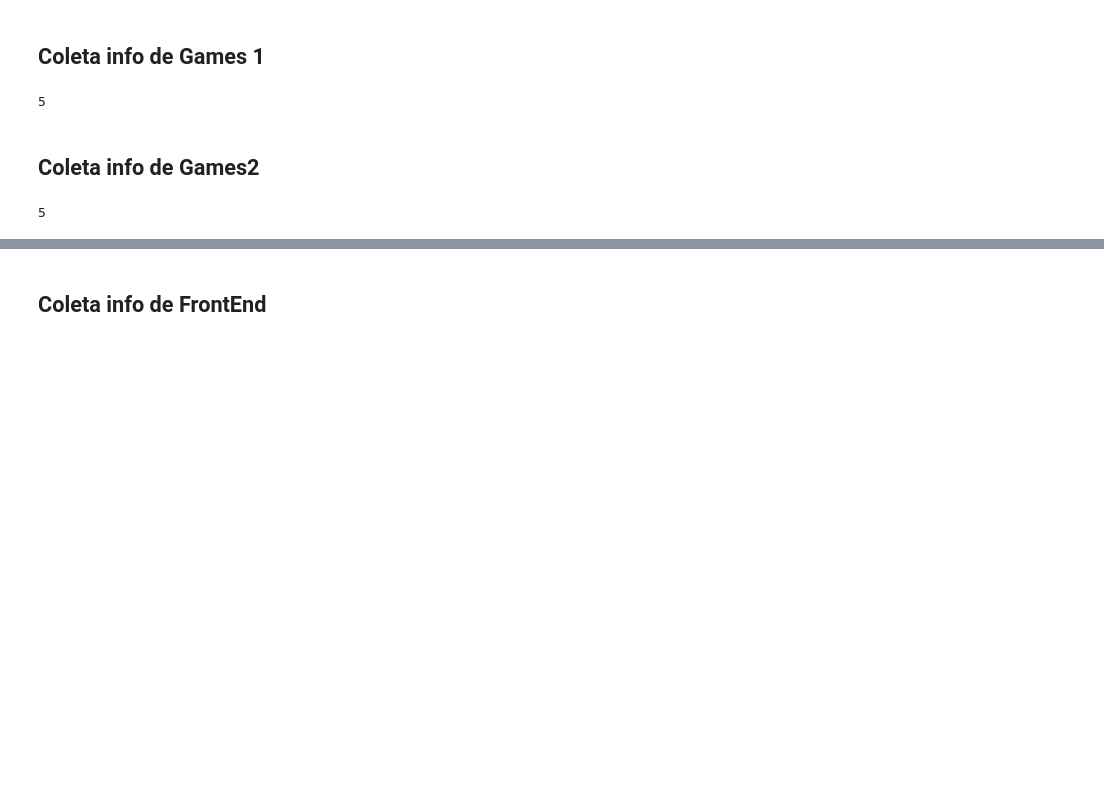
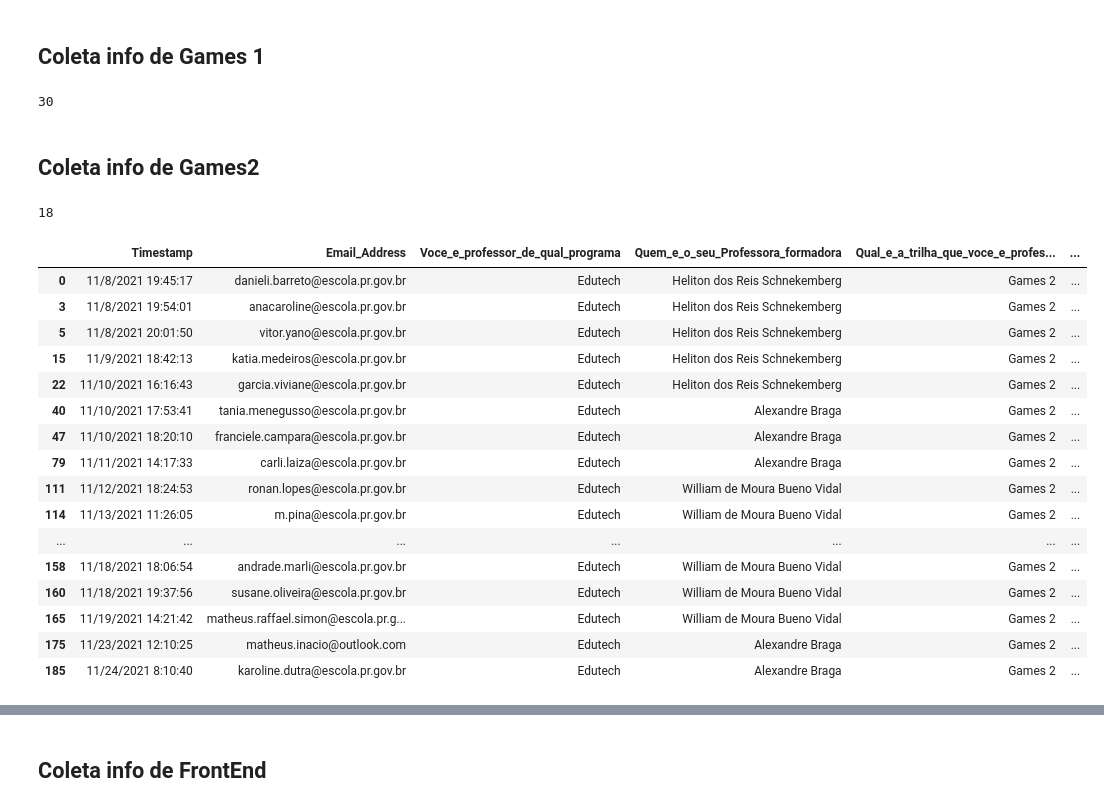
Before and after one commit to marcelopaludetto/arruma-formulario, a Jupyter notebook: AnaliseEnqueteSEED2021.ipynb, the cells around one changed output, grey strips where cells are left out. Saved outputs shown, nothing was run; the diff lists cells and outputs as text; code cells hidden in the pictures; blank space fills up the shorter version.

```diff
--- a/AnaliseEnqueteSEED2021.ipynb
+++ b/AnaliseEnqueteSEED2021.ipynb
@@ -81,17 +70,37 @@ aux3.columns = aux3.columns.str.replace('1','')
 # %% [markdown]
 ## Coleta info de Games 1
 # %%
-aux = EdutechDadosHeliton.Voce_esta_participando_da_formação.notna()
-aux = EdutechDadosHeliton[aux].dropna(axis=1)
+aux = EdutechDados.Voce_esta_participando_da_formação.notna()
+aux = EdutechDados[aux].dropna(axis=1)
 print(len(aux))
 # %% [output]
-5
+30
 # %% [markdown]
 ## Coleta info de Games2
 # %%
-aux2 = EdutechDadosHeliton.Voce_esta_participando_da_formação1.notna()
-aux2 = EdutechDadosHeliton[aux2].dropna(axis=1)
+aux2 = EdutechDados.Quais_cursos_voce_teve_mais_dificuldade_de_ensinar_para_os_alunos1.notna()
+aux2 = EdutechDados[aux2].dropna(axis=1)
 aux2.columns = aux2.columns.str.replace('1','')
 print(len(aux2))
 # %% [output]
-5
+18
+# %%
+aux2
+# %% [output]
+|  | Timestamp | Email_Address | Voce_e_professor_de_qual_programa | Quem_e_o_seu_Professora_formadora | Qual_e_a_trilha_que_voce_e_profes... | ... |
+| 0 | 11/8/2021 19:45:17 | danieli.barreto@escola.pr.gov.br | Edutech | Heliton dos Reis Schnekemberg | Games 2 | ... |
+| 3 | 11/8/2021 19:54:01 | anacaroline@escola.pr.gov.br | Edutech | Heliton dos Reis Schnekemberg | Games 2 | ... |
+| 5 | 11/8/2021 20:01:50 | vitor.yano@escola.pr.gov.br | Edutech | Heliton dos Reis Schnekemberg | Games 2 | ... |
+| 15 | 11/9/2021 18:42:13 | katia.medeiros@escola.pr.gov.br | Edutech | Heliton dos Reis Schnekemberg | Games 2 | ... |
+| 22 | 11/10/2021 16:16:43 | garcia.viviane@escola.pr.gov.br | Edutech | Heliton dos Reis Schnekemberg | Games 2 | ... |
+| 40 | 11/10/2021 17:53:41 | tania.menegusso@escola.pr.gov.br | Edutech | Alexandre Braga | Games 2 | ... |
+| 47 | 11/10/2021 18:20:10 | franciele.campara@escola.pr.gov.br | Edutech | Alexandre Braga | Games 2 | ... |
+| 79 | 11/11/2021 14:17:33 | carli.laiza@escola.pr.gov.br | Edutech | Alexandre Braga | Games 2 | ... |
+| 111 | 11/12/2021 18:24:53 | ronan.lopes@escola.pr.gov.br | Edutech | William de Moura Bueno Vidal | Games 2 | ... |
+| 114 | 11/13/2021 11:26:05 | m.pina@escola.pr.gov.br | Edutech | William de Moura Bueno Vidal | Games 2 | ... |
+| ... | ... | ... | ... | ... | ... | ... |
+| 158 | 11/18/2021 18:06:54 | andrade.marli@escola.pr.gov.br | Edutech | William de Moura Bueno Vidal | Games 2 | ... |
+| 160 | 11/18/2021 19:37:56 | susane.oliveira@escola.pr.gov.br | Edutech | William de Moura Bueno Vidal | Games 2 | ... |
+| 165 | 11/19/2021 14:21:42 | matheus.raffael.simon@escola.pr.g... | Edutech | William de Moura Bueno Vidal | Games 2 | ... |
+| 175 | 11/23/2021 12:10:25 | matheus.inacio@outlook.com | Edutech | Alexandre Braga | Games 2 | ... |
+| 185 | 11/24/2021 8:10:40 | karoline.dutra@escola.pr.gov.br | Edutech | Alexandre Braga | Games 2 | ... |
```
Also changed, not shown: parts of 30 cells of this notebook.
